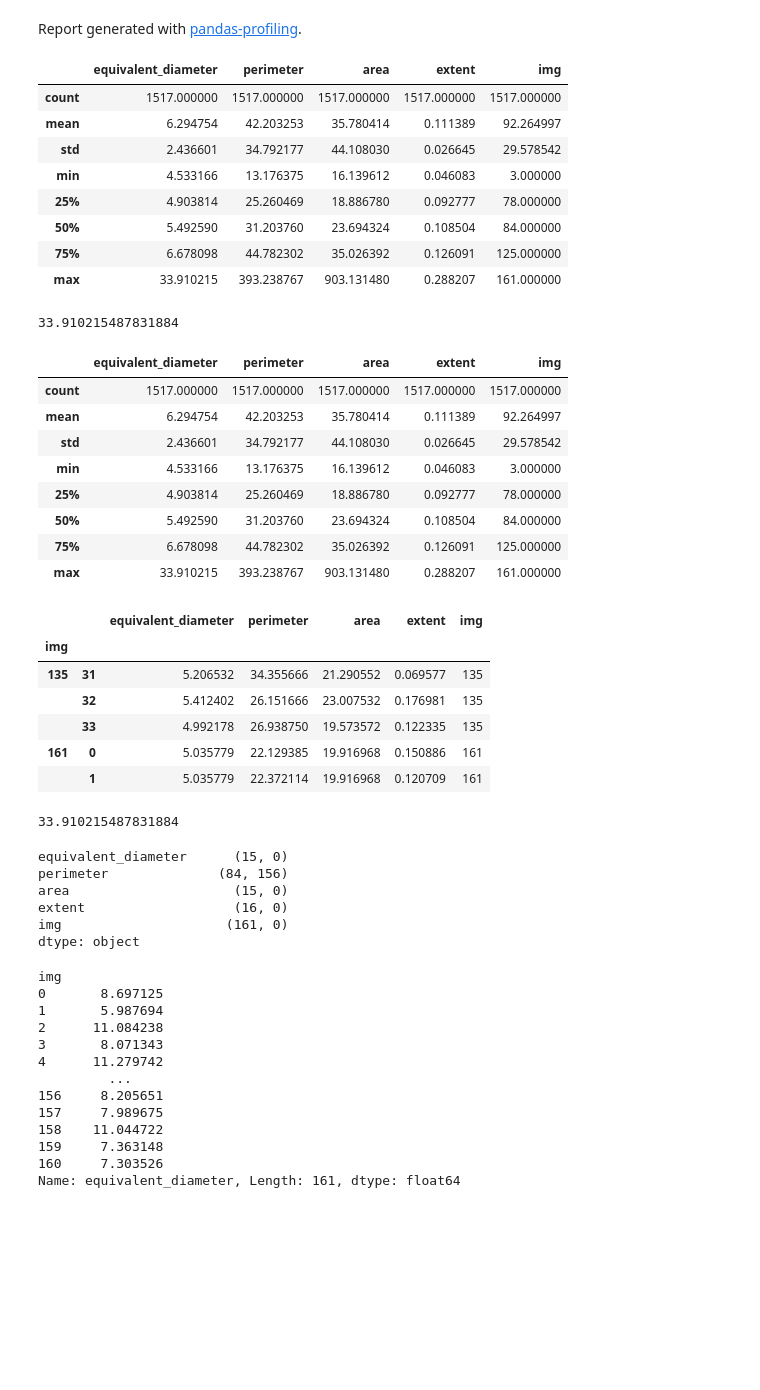
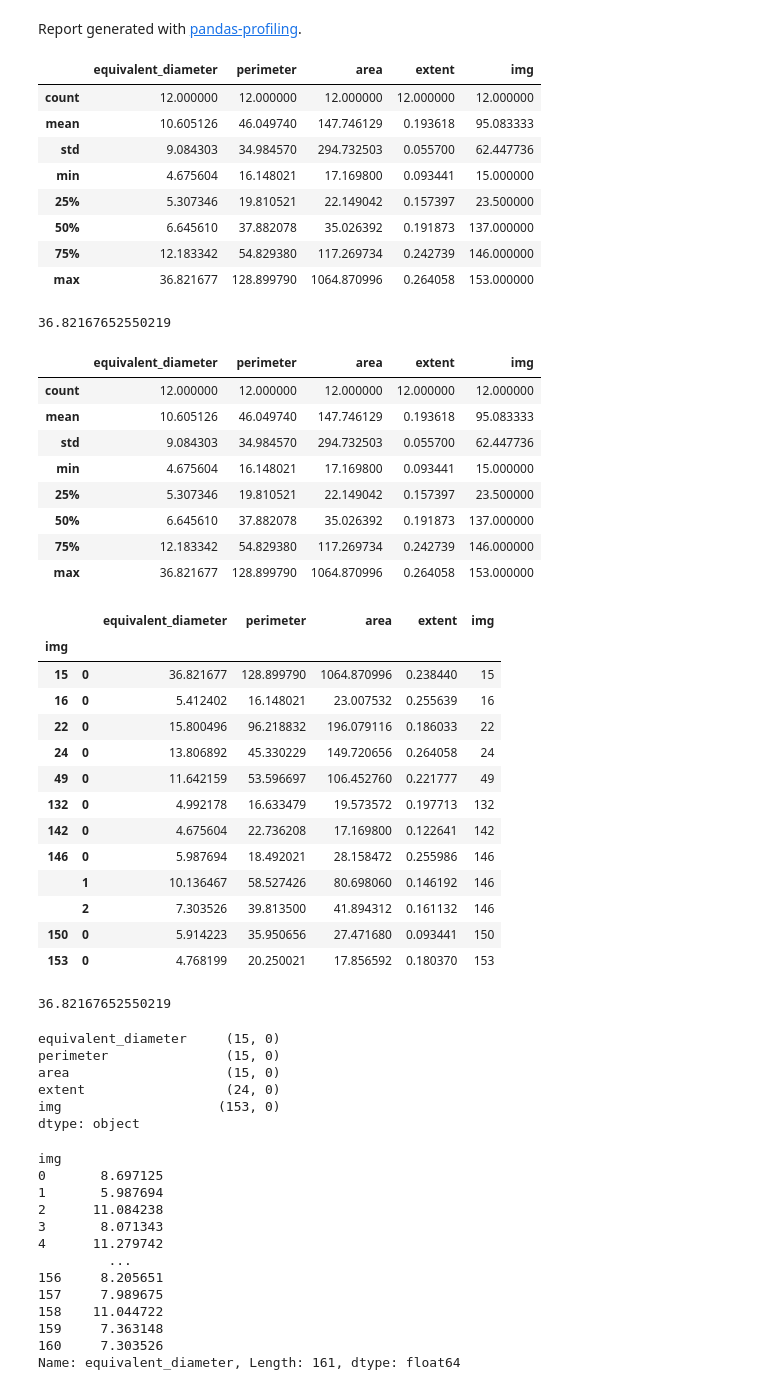
Before and after one commit to jrr1984/defects_analysis, a Jupyter notebook: Defects analysis.ipynb, the cells around one changed output. Saved outputs shown, nothing was run; the diff lists cells and outputs as text; code cells hidden in the pictures; blank space fills up the shorter version.

```diff
--- a/Defects analysis.ipynb
+++ b/Defects analysis.ipynb
@@ -8,7 +8,7 @@ import seaborn as sns
 from pandas_profiling import ProfileReport
 sns.set(color_codes=True)
 
-df = pd.read_pickle("C:/Users/juanr/Documents/data_mediciones/defects/defectsholesAZUL_df.pkl")
+df = pd.read_pickle("C:/Users/juanr/Documents/data_mediciones/defects/defectsholesNIR_df.pkl")
 df.info(),df.shape
 # %% [output]
 <class 'pandas.core.frame.DataFrame'>
@@ -33,53 +33,60 @@ Report generated with pandas-profiling.
 df.describe()
 # %% [output]
 |  | equivalent_diameter | perimeter | area | extent | img |
-| count | 1517.000000 | 1517.000000 | 1517.000000 | 1517.000000 | 1517.000000 |
-| mean | 6.294754 | 42.203253 | 35.780414 | 0.111389 | 92.264997 |
-| std | 2.436601 | 34.792177 | 44.108030 | 0.026645 | 29.578542 |
-| min | 4.533166 | 13.176375 | 16.139612 | 0.046083 | 3.000000 |
-| 25% | 4.903814 | 25.260469 | 18.886780 | 0.092777 | 78.000000 |
-| 50% | 5.492590 | 31.203760 | 23.694324 | 0.108504 | 84.000000 |
-| 75% | 6.678098 | 44.782302 | 35.026392 | 0.126091 | 125.000000 |
-| max | 33.910215 | 393.238767 | 903.131480 | 0.288207 | 161.000000 |
+| count | 12.000000 | 12.000000 | 12.000000 | 12.000000 | 12.000000 |
+| mean | 10.605126 | 46.049740 | 147.746129 | 0.193618 | 95.083333 |
+| std | 9.084303 | 34.984570 | 294.732503 | 0.055700 | 62.447736 |
+| min | 4.675604 | 16.148021 | 17.169800 | 0.093441 | 15.000000 |
+| 25% | 5.307346 | 19.810521 | 22.149042 | 0.157397 | 23.500000 |
+| 50% | 6.645610 | 37.882078 | 35.026392 | 0.191873 | 137.000000 |
+| 75% | 12.183342 | 54.829380 | 117.269734 | 0.242739 | 146.000000 |
+| max | 36.821677 | 128.899790 | 1064.870996 | 0.264058 | 153.000000 |
 # %%
 df['equivalent_diameter'].max()
 # %% [output]
-33.910215487831884
+36.82167652550219
 # %%
 df.describe()
 # %% [output]
 |  | equivalent_diameter | perimeter | area | extent | img |
-| count | 1517.000000 | 1517.000000 | 1517.000000 | 1517.000000 | 1517.000000 |
-| mean | 6.294754 | 42.203253 | 35.780414 | 0.111389 | 92.264997 |
-| std | 2.436601 | 34.792177 | 44.108030 | 0.026645 | 29.578542 |
-| min | 4.533166 | 13.176375 | 16.139612 | 0.046083 | 3.000000 |
-| 25% | 4.903814 | 25.260469 | 18.886780 | 0.092777 | 78.000000 |
-| 50% | 5.492590 | 31.203760 | 23.694324 | 0.108504 | 84.000000 |
-| 75% | 6.678098 | 44.782302 | 35.026392 | 0.126091 | 125.000000 |
-| max | 33.910215 | 393.238767 | 903.131480 | 0.288207 | 161.000000 |
+| count | 12.000000 | 12.000000 | 12.000000 | 12.000000 | 12.000000 |
+| mean | 10.605126 | 46.049740 | 147.746129 | 0.193618 | 95.083333 |
+| std | 9.084303 | 34.984570 | 294.732503 | 0.055700 | 62.447736 |
+| min | 4.675604 | 16.148021 | 17.169800 | 0.093441 | 15.000000 |
+| 25% | 5.307346 | 19.810521 | 22.149042 | 0.157397 | 23.500000 |
+| 50% | 6.645610 | 37.882078 | 35.026392 | 0.191873 | 137.000000 |
+| 75% | 12.183342 | 54.829380 | 117.269734 | 0.242739 | 146.000000 |
+| max | 36.821677 | 128.899790 | 1064.870996 | 0.264058 | 153.000000 |
 # %%
 imgs = df.groupby('img').apply(lambda group: group.iloc[0:])
-imgs.tail()
+imgs
 # %% [output]
 |  |  | equivalent_diameter | perimeter | area | extent | img |
 | img |  |  |  |  |  |  |
-| 135 | 31 | 5.206532 | 34.355666 | 21.290552 | 0.069577 | 135 |
-|  | 32 | 5.412402 | 26.151666 | 23.007532 | 0.176981 | 135 |
-|  | 33 | 4.992178 | 26.938750 | 19.573572 | 0.122335 | 135 |
-| 161 | 0 | 5.035779 | 22.129385 | 19.916968 | 0.150886 | 161 |
-|  | 1 | 5.035779 | 22.372114 | 19.916968 | 0.120709 | 161 |
+| 15 | 0 | 36.821677 | 128.899790 | 1064.870996 | 0.238440 | 15 |
+| 16 | 0 | 5.412402 | 16.148021 | 23.007532 | 0.255639 | 16 |
+| 22 | 0 | 15.800496 | 96.218832 | 196.079116 | 0.186033 | 22 |
+| 24 | 0 | 13.806892 | 45.330229 | 149.720656 | 0.264058 | 24 |
+| 49 | 0 | 11.642159 | 53.596697 | 106.452760 | 0.221777 | 49 |
+| 132 | 0 | 4.992178 | 16.633479 | 19.573572 | 0.197713 | 132 |
+| 142 | 0 | 4.675604 | 22.736208 | 17.169800 | 0.122641 | 142 |
+| 146 | 0 | 5.987694 | 18.492021 | 28.158472 | 0.255986 | 146 |
+|  | 1 | 10.136467 | 58.527426 | 80.698060 | 0.146192 | 146 |
+|  | 2 | 7.303526 | 39.813500 | 41.894312 | 0.161132 | 146 |
+| 150 | 0 | 5.914223 | 35.950656 | 27.471680 | 0.093441 | 150 |
+| 153 | 0 | 4.768199 | 20.250021 | 17.856592 | 0.180370 | 153 |
 # %%
 imgs['equivalent_diameter'].max()
 # %% [output]
-33.910215487831884
+36.82167652550219
 # %%
 imgs.idxmax(axis=0)
 # %% [output]
-equivalent_diameter      (15, 0)
-perimeter              (84, 156)
-area                     (15, 0)
-extent                   (16, 0)
-img                     (161, 0)
+equivalent_diameter     (15, 0)
+perimeter               (15, 0)
+area                    (15, 0)
+extent                  (24, 0)
+img                    (153, 0)
 dtype: object
 # %%
 imgs['equivalent_diameter'].max(level=0)
```
Also changed, not shown: parts of 1 cell of this notebook, 2 other files.
